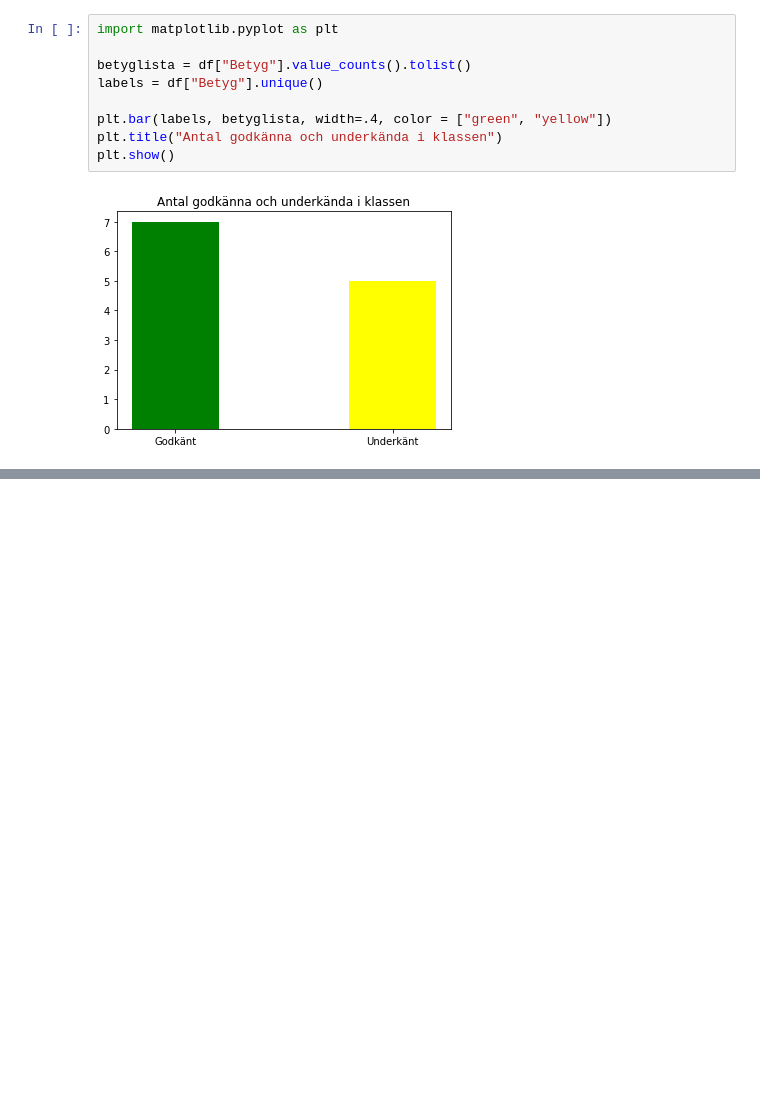
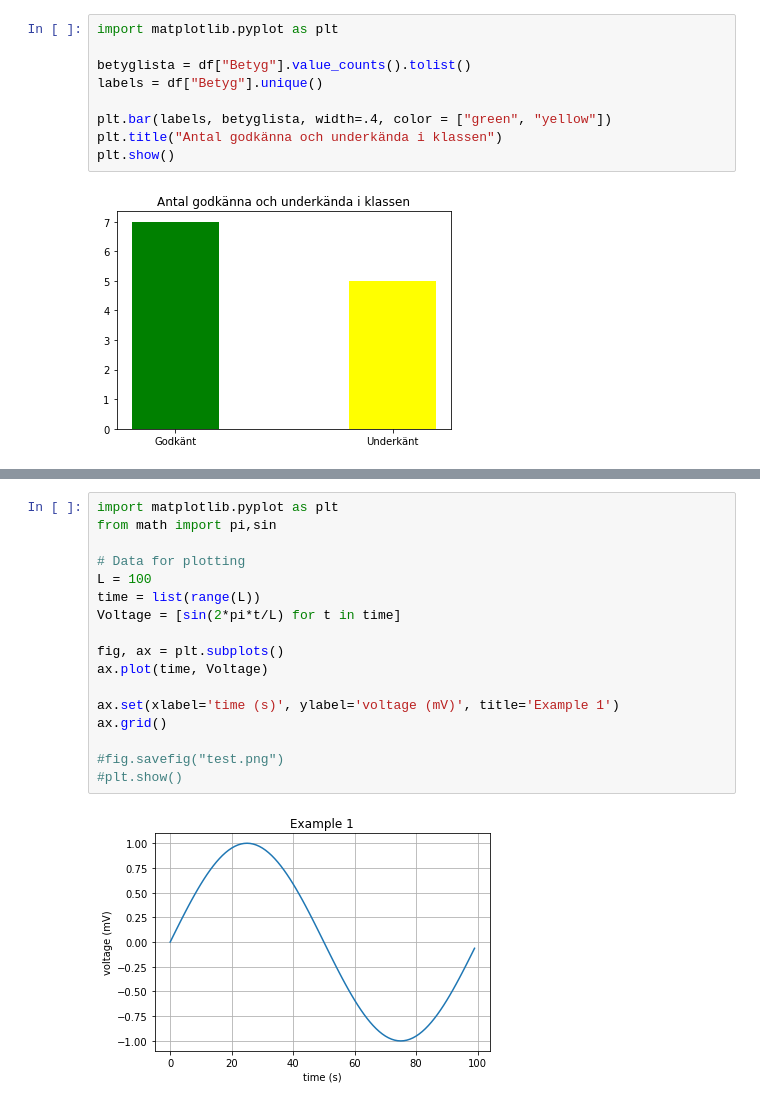
Before and after one commit to Mohammadreza324/Mohammmadreza-Sharifi-19c, a Jupyter notebook: programmeing-i-verklig/pandas/pandas_genomgång.ipynb, the cells around one changed output, grey strips where cells are left out. Cells and saved outputs as stored; diff of their text form; blank space fills up the shorter version.

```diff
--- a/programmeing-i-verklig/pandas/pandas_genomgång.ipynb
+++ b/programmeing-i-verklig/pandas/pandas_genomgång.ipynb
@@ -121,0 +144,19 @@ plt.show()
+# %%
+import matplotlib.pyplot as plt
+from math import pi,sin
+
+# Data for plotting
+L = 100
+time = list(range(L))
+Voltage = [sin(2*pi*t/L) for t in time]
+
+fig, ax = plt.subplots()
+ax.plot(time, Voltage)
+
+ax.set(xlabel='time (s)', ylabel='voltage (mV)', title='Example 1')
+ax.grid()
+
+#fig.savefig("test.png")
+#plt.show()
+# %% [output]
+[figure, added]
```
Also changed, not shown: parts of 3 cells of this notebook, 7 other files.
